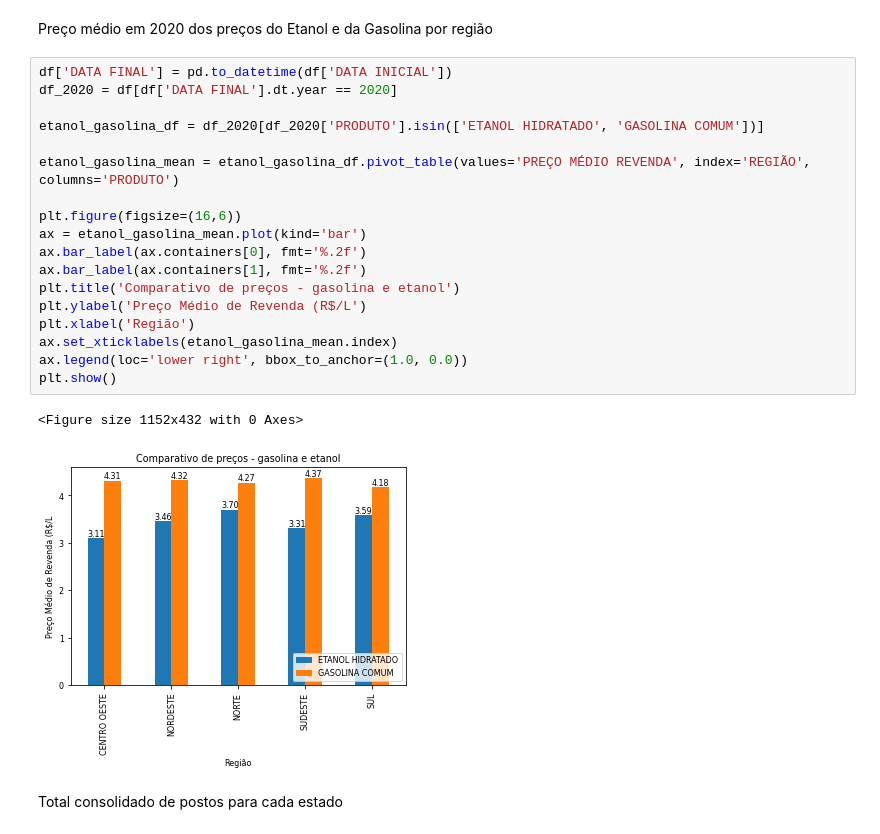
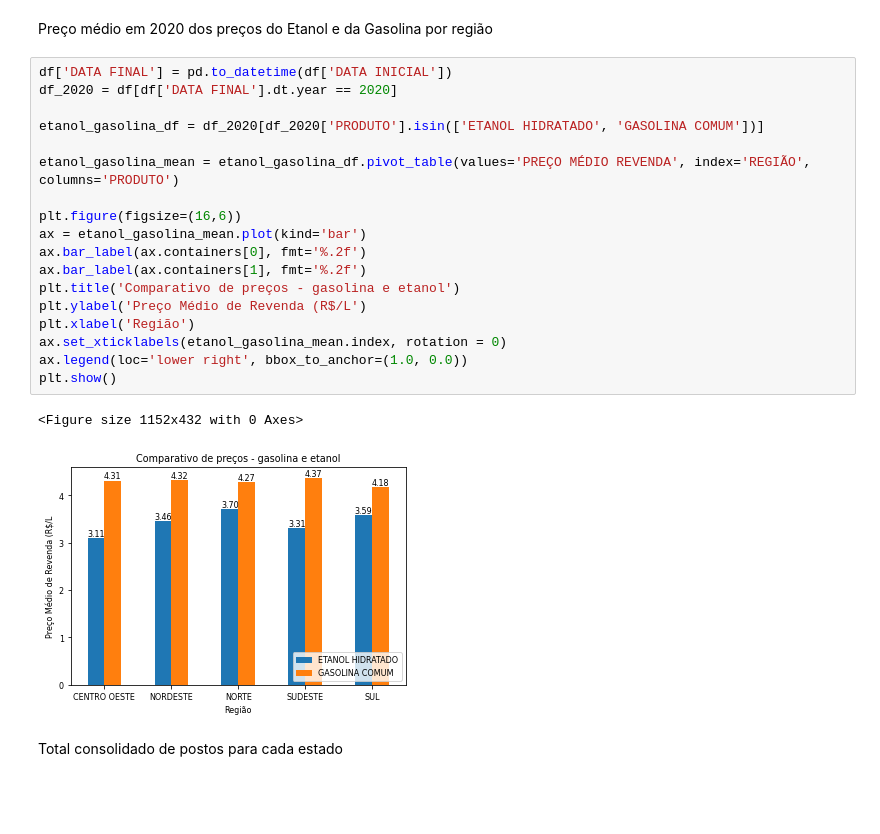
Before and after one commit to MatheusRobles/Santander_Coders_Tecnicas_de_Prog_II, a Jupyter notebook: Ex_Aula_2/Exercicios_Aula2_Estrutura_tecnicas_de_prog_II.ipynb, the cells around one changed output. Drawn from its saved outputs; the diff is of its cells as text; blank space fills up the shorter version.

```diff
--- a/Ex_Aula_2/Exercicios_Aula2_Estrutura_tecnicas_de_prog_II.ipynb
+++ b/Ex_Aula_2/Exercicios_Aula2_Estrutura_tecnicas_de_prog_II.ipynb
@@ -72,24 +72,24 @@ Preço médio em 2020 dos preços do Etanol e da Gasolina por região
 # %%
 df['DATA FINAL'] = pd.to_datetime(df['DATA INICIAL'])
 df_2020 = df[df['DATA FINAL'].dt.year == 2020]
 
 etanol_gasolina_df = df_2020[df_2020['PRODUTO'].isin(['ETANOL HIDRATADO', 'GASOLINA COMUM'])]
 
 etanol_gasolina_mean = etanol_gasolina_df.pivot_table(values='PREÇO MÉDIO REVENDA', index='REGIÃO', columns='PRODUTO')
 
 plt.figure(figsize=(16,6))
 ax = etanol_gasolina_mean.plot(kind='bar')
 ax.bar_label(ax.containers[0], fmt='%.2f')
 ax.bar_label(ax.containers[1], fmt='%.2f')
 plt.title('Comparativo de preços - gasolina e etanol')
 plt.ylabel('Preço Médio de Revenda (R$/L')
 plt.xlabel('Região')
-ax.set_xticklabels(etanol_gasolina_mean.index)
+ax.set_xticklabels(etanol_gasolina_mean.index, rotation = 0)
 ax.legend(loc='lower right', bbox_to_anchor=(1.0, 0.0))
 plt.show()
 # %% [output]
 <Figure size 1152x432 with 0 Axes>
-[figure, old version]
+[figure, new version]
 # %% [markdown]
 Total consolidado de postos para cada estado
 # %%
```
